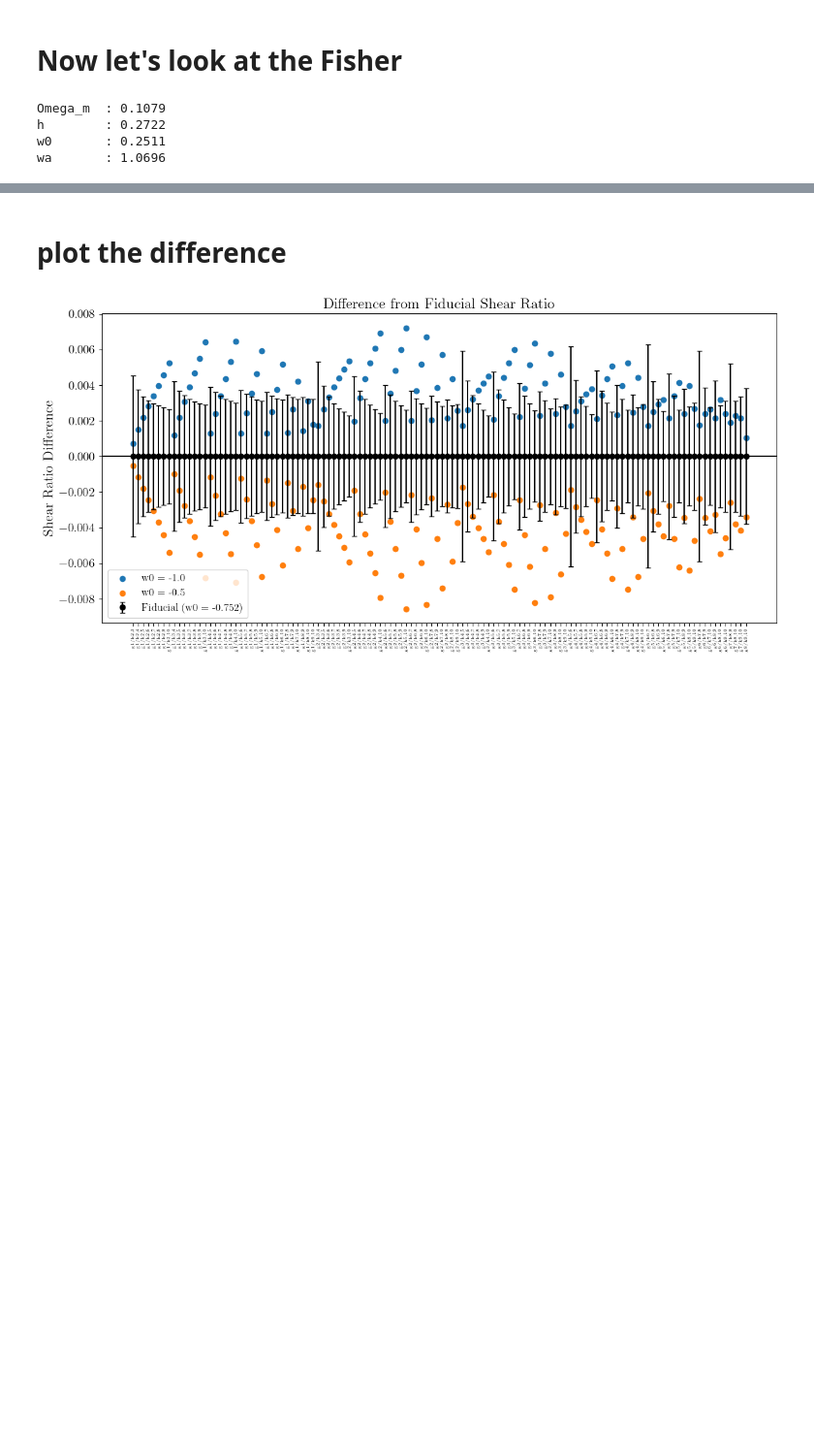
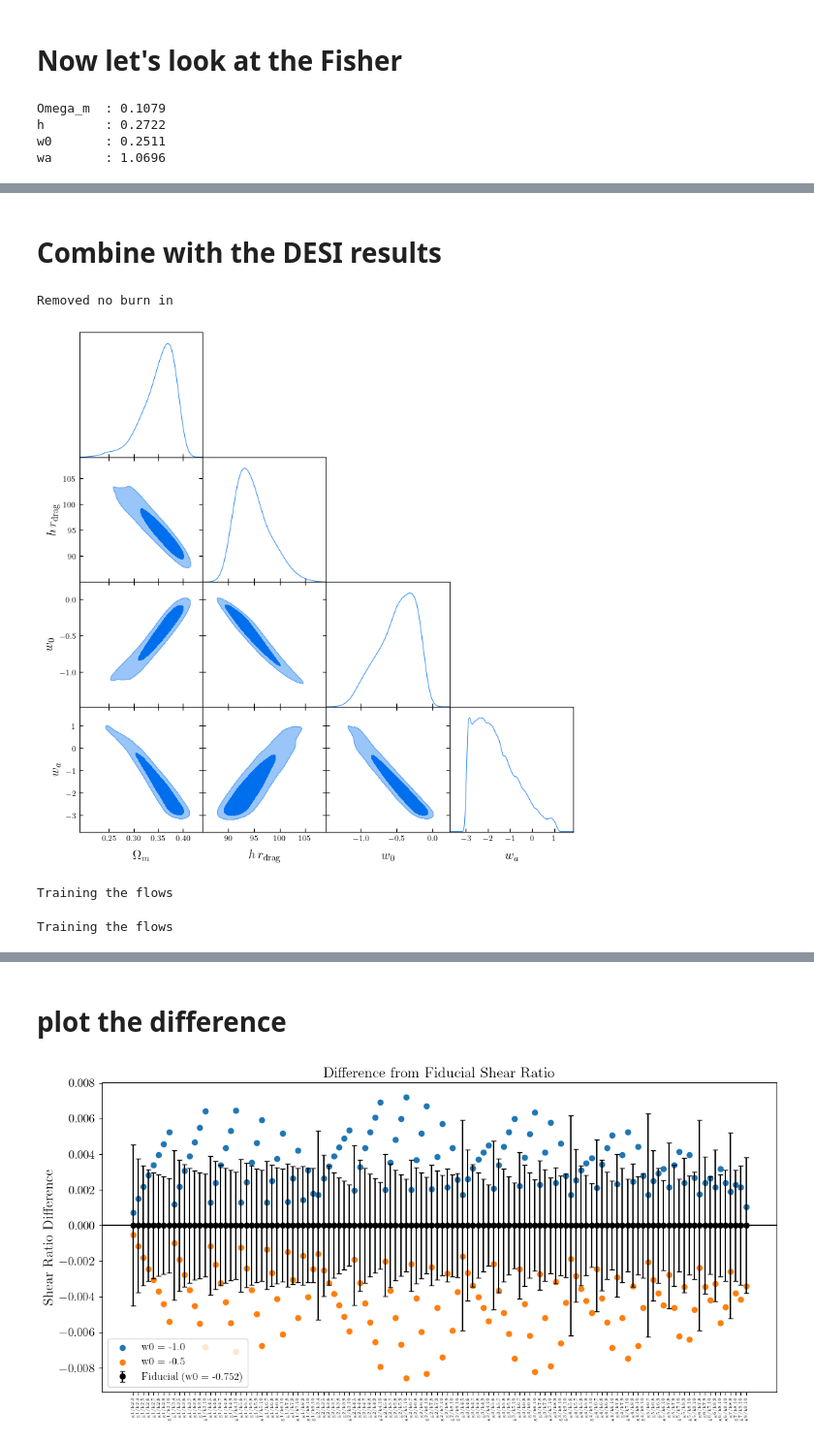
Before and after one commit to pltaylor16/SRFish, a Jupyter notebook: shear-ratio.ipynb, the cells around one changed output, grey strips where cells are left out. Shown at 97% size. Saved outputs shown, nothing was run; the diff lists cells and outputs as text; code cells hidden in the pictures; blank space fills up the shorter version.

Commit message:
Combined with desi

```diff
--- a/shear-ratio.ipynb
+++ b/shear-ratio.ipynb
@@ -983,0 +1049,55 @@ Removed no burn in
+# %% [markdown]
+# Combine with the DESI results
+# %%
+def plot_cobaya_chain_desi_hrdrag(path):
+    """
+    Load Cobaya DESI-BAO chains, keep hrdrag, plot with GetDist,
+    and return the samples as a NumPy array.
+
+    Returns
+    -------
+    desi_samples : ndarray, shape (N, 4)
+        [Omega_m, hrdrag, w0, wa]
+    """
+    import numpy as np, glob, matplotlib.pyplot as plt
+    from getdist import MCSamples
+    import getdist.plots as gdplt
+
+    # ---------- locate columns ----------
+    with open(f"{path}/chain.1.txt", "r") as f:
+        names = f.readline().lstrip("# ").split()
+
+    i_omm, i_hr, i_w0, i_wa = map(names.index, ["omm", "hrdrag", "w", "wa"])
+
+    # ---------- load chains -------------
+    raw  = np.vstack([np.loadtxt(f) for f in sorted(glob.glob(f"{path}/chain.*.txt"))])
+    pars = raw[:, 2:]                     # drop weight & −logpost
+    desi_samples = pars[:, [i_omm-2, i_hr-2, i_w0-2, i_wa-2]]
+
+    # ---------- GetDist -----------------
+    names_gd  = ["Omega_m", "hrdrag", "w0", "wa"]
+    labels_gd = [r"\Omega_m", r"h\,r_{\mathrm{drag}}", r"w_0", r"w_a"]
+    gdsamp    = MCSamples(samples=desi_samples, names=names_gd, labels=labels_gd)
+
+    plt.rcParams.update({
+        "text.usetex": True,
+        "font.family": "serif",
+        "font.serif": ["Computer Modern Roman"],
+        "axes.labelsize": 16,
+        "font.size": 14,
+        "legend.fontsize": 12,
+    })
+
+    g = gdplt.get_subplot_plotter()
+    g.settings.lab_fontsize    = 16
+    g.settings.legend_fontsize = 12
+    g.triangle_plot(gdsamp, filled=True)
+
+    globals()["desi_samples"] = desi_samples
+    return desi_samples
+
+# call it
+desi_samples = plot_cobaya_chain_desi_hrdrag("data/desi-bao-all")
+# %% [output]
+Removed no burn in
+[figure, added]
@@ -983,0 +1162,6 @@ Removed no burn in
+# %%
+desi.harvest()
+lens.harvest()
+# %% [output]
+Training the flows
+Training the flows
```
Also changed, not shown: parts of 10 cells of this notebook.
